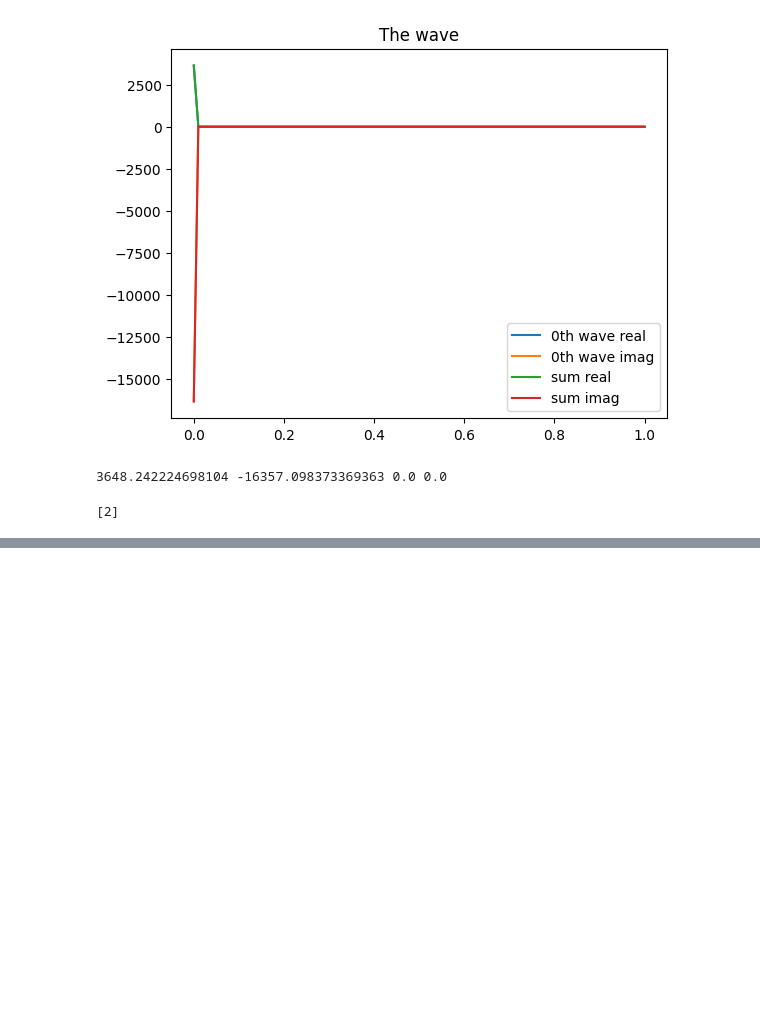
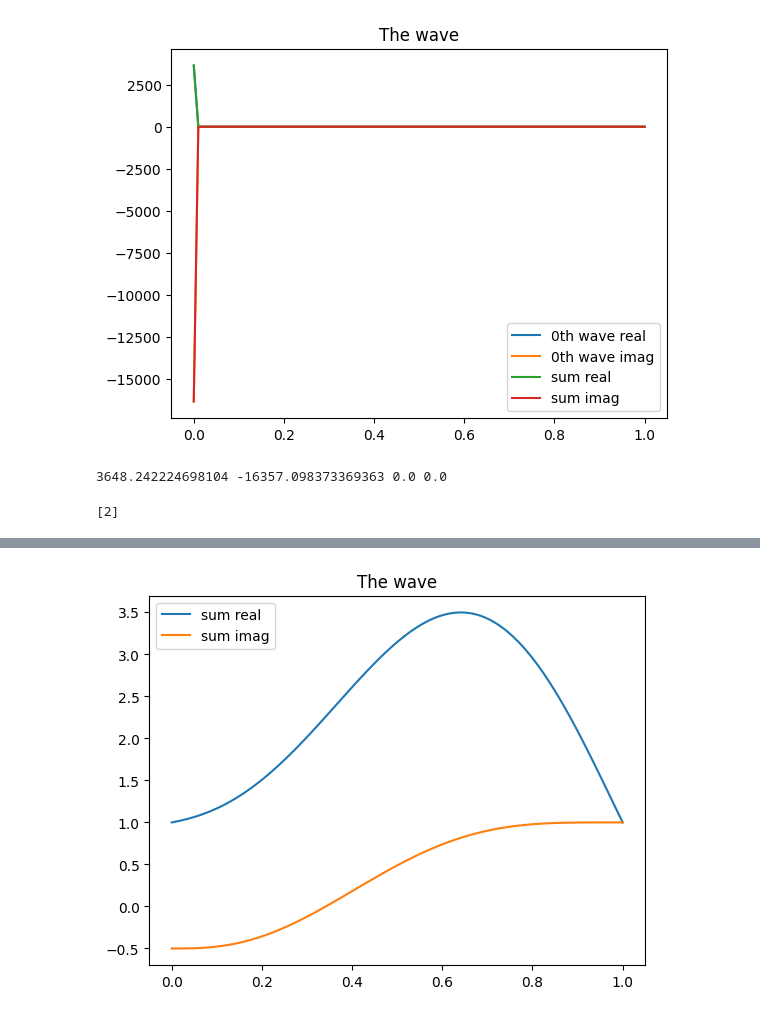
Before and after one commit to KunkelAlexander/fdm-hybrid-scheme, a Jupyter notebook: demonstration/MakeItPeriodic.ipynb, the cells around one changed output, grey strips where cells are left out. Drawn from its saved outputs; the diff is of its cells as text; code cells hidden in the pictures; blank space fills up the shorter version.

```diff
--- a/demonstration/MakeItPeriodic.ipynb
+++ b/demonstration/MakeItPeriodic.ipynb
@@ -97,3 +97,88 @@ iter  14        rk = 4.80740671595891e-17
 [1, 2][1:]
 # %% [output]
 [2]
+# %%
+import numpy as np
+import scipy
+import matplotlib.pyplot as plt
+
+from scipy.sparse.linalg import LinearOperator
+from scipy.sparse.linalg import gmres
+
+class gmres_counter(object):
+    def __init__(self, disp=True):
+        self._disp = disp
+        self.niter = 0
+    def __call__(self, rk=None):
+        self.niter += 1
+        if self._disp:
+            print('iter %3i\trk = %s' % (self.niter, str(rk)))
+
+
+class PlaneWave:
+    def __init__(self, amplitudes, momenta):
+        self.amplitudes = amplitudes
+        self.momenta = momenta
+        self.omega   = self.momenta**2 / 2
+        self.N       = len(amplitudes)
+
+    def __call__(self, xx, derivative_order=0, t=0):
+        waves = []
+        sum   = 0
+        for i in range(self.N):
+            wave = self.amplitudes[i] * (1j * self.momenta[i])**derivative_order * np.exp(1j * (self.momenta[i] * xx - self.omega[i] * t))
+            waves.append(wave)
+            sum += wave
+        return sum
+
+def make_plane_wave_superposition(points, f, k0, bc_type = None):
+    if bc_type is None:
+        bc_type = ([], [])
+
+    N          = len(bc_type[0]) + 1
+
+    #All plane waves with a maximum momentum of k0/2
+    momenta    = k0 / (2 * N) * np.arange(-N, N)
+
+    def operator(amplitudes):
+        A          = np.zeros((2 * N), complex)
+        for j in range(N):
+            A[2 * j    ] = np.sum(amplitudes * (1j * momenta)**j * np.exp(1j * momenta * points[0]))
+            A[2 * j + 1] = np.sum(amplitudes * (1j * momenta)**j * np.exp(1j * momenta * points[1]))
+        return A
+
+    b    = np.zeros(2 * N, dtype=complex)
+    b[0] = f[0]
+    b[1] = f[1]
+    for j in range(1, N):
+        b[2 * j    ] = bc_type[0][j-1][1]
+        b[2 * j + 1] = bc_type[1][j-1][1]
+
+
+    A       = LinearOperator((2 * N, 2 * N), matvec =  operator)
+
+    counter = gmres_counter()
+    coeffs, exitCode = gmres(A,  b, tol=1e-15, callback=counter)
+
+
+    return coeffs, operator(coeffs), b, momenta
+
+amplitudes, Ax, b, momenta = make_plane_wave_superposition([0, 1], [1-0.5j, 1+1j], 2*np.pi, bc_type = ([(1, 1), (2, 10)], [(1, -11), (2, 10)]))
+
+print("Mean deviation of solution: ", np.mean(Ax - b))
+
+
+print(amplitudes)
+
+xx          = np.linspace(0, 1, 100)
+dx          = xx[1] - xx[0]
+wave  = PlaneWave(amplitudes, momenta)
+sum   = wave(xx)
+plt.title("The wave")
+plt.plot(xx, sum.real, label=f"sum real")
+plt.plot(xx, sum.imag, label=f"sum imag")
+plt.legend()
+plt.show()
+
+wave(0), 1-0.5j, wave(1), 1+1j
+# %% [output]
@@ -99,0 +202 @@ iter  14        rk = 4.80740671595891e-17
+[figure, added]
```
Also changed, not shown: parts of 2 cells of this notebook, 8 other files.
